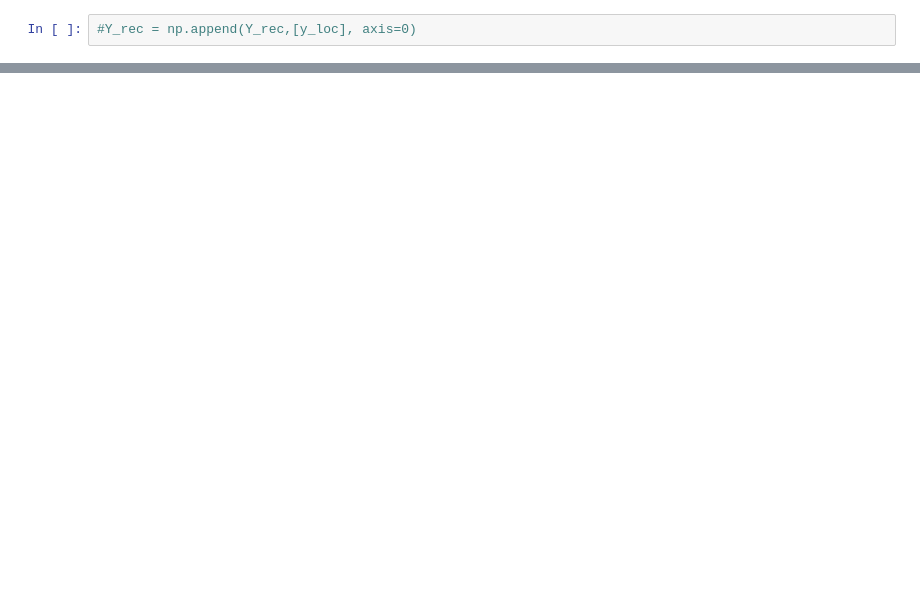
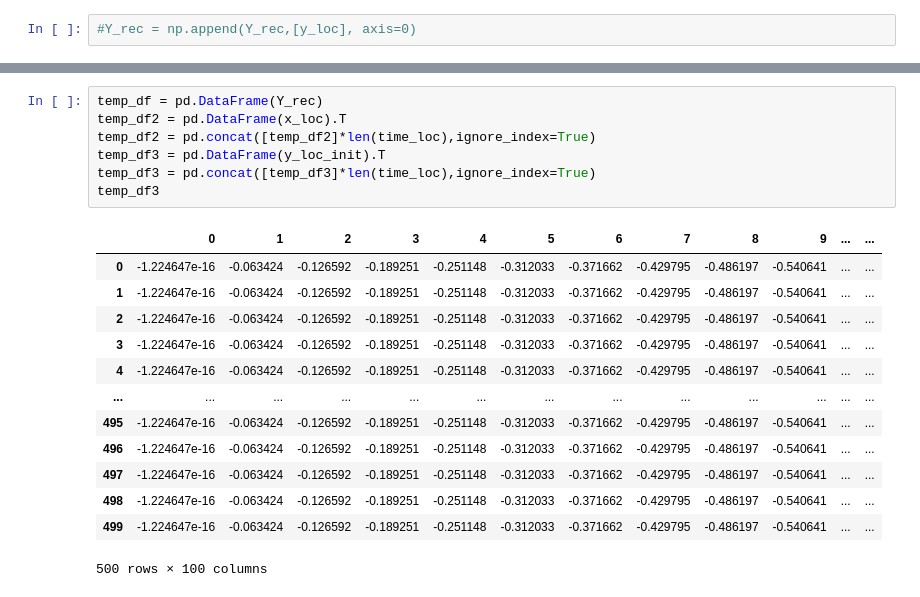
Before and after one commit to abhijeetmangela/Cylender_flow_ML, a Jupyter notebook: Burgers Equation/Burgers_data.ipynb, the cells around one changed output, grey strips where cells are left out. Cells and saved outputs as stored; diff of their text form; blank space fills up the shorter version.

```diff
--- a/Burgers Equation/Burgers_data.ipynb
+++ b/Burgers Equation/Burgers_data.ipynb
@@ -54,0 +78,21 @@ plt.grid()
+# %%
+temp_df = pd.DataFrame(Y_rec)
+temp_df2 = pd.DataFrame(x_loc).T
+temp_df2 = pd.concat([temp_df2]*len(time_loc),ignore_index=True)
+temp_df3 = pd.DataFrame(y_loc_init).T
+temp_df3 = pd.concat([temp_df3]*len(time_loc),ignore_index=True)
+temp_df3
+# %% [output]
+|  | 0 | 1 | 2 | 3 | 4 | 5 | 6 | 7 | 8 | 9 | ... | ... |
+| 0 | -1.224647e-16 | -0.063424 | -0.126592 | -0.189251 | -0.251148 | -0.312033 | -0.371662 | -0.429795 | -0.486197 | -0.540641 | ... | ... |
+| 1 | -1.224647e-16 | -0.063424 | -0.126592 | -0.189251 | -0.251148 | -0.312033 | -0.371662 | -0.429795 | -0.486197 | -0.540641 | ... | ... |
+| 2 | -1.224647e-16 | -0.063424 | -0.126592 | -0.189251 | -0.251148 | -0.312033 | -0.371662 | -0.429795 | -0.486197 | -0.540641 | ... | ... |
+| 3 | -1.224647e-16 | -0.063424 | -0.126592 | -0.189251 | -0.251148 | -0.312033 | -0.371662 | -0.429795 | -0.486197 | -0.540641 | ... | ... |
+| 4 | -1.224647e-16 | -0.063424 | -0.126592 | -0.189251 | -0.251148 | -0.312033 | -0.371662 | -0.429795 | -0.486197 | -0.540641 | ... | ... |
+| ... | ... | ... | ... | ... | ... | ... | ... | ... | ... | ... | ... | ... |
+| 495 | -1.224647e-16 | -0.063424 | -0.126592 | -0.189251 | -0.251148 | -0.312033 | -0.371662 | -0.429795 | -0.486197 | -0.540641 | ... | ... |
+| 496 | -1.224647e-16 | -0.063424 | -0.126592 | -0.189251 | -0.251148 | -0.312033 | -0.371662 | -0.429795 | -0.486197 | -0.540641 | ... | ... |
+| 497 | -1.224647e-16 | -0.063424 | -0.126592 | -0.189251 | -0.251148 | -0.312033 | -0.371662 | -0.429795 | -0.486197 | -0.540641 | ... | ... |
+| 498 | -1.224647e-16 | -0.063424 | -0.126592 | -0.189251 | -0.251148 | -0.312033 | -0.371662 | -0.429795 | -0.486197 | -0.540641 | ... | ... |
+| 499 | -1.224647e-16 | -0.063424 | -0.126592 | -0.189251 | -0.251148 | -0.312033 | -0.371662 | -0.429795 | -0.486197 | -0.540641 | ... | ... |
+500 rows × 100 columns
```
Also changed, not shown: parts of 13 cells of this notebook, 3 other files.
